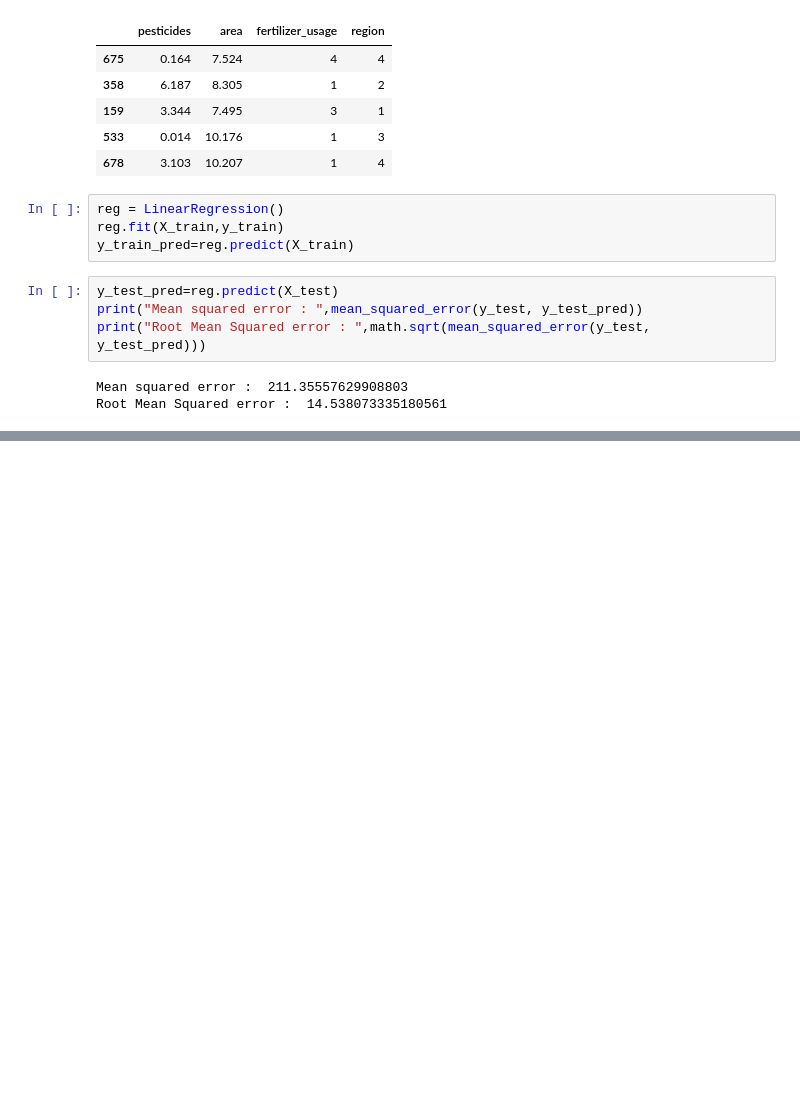
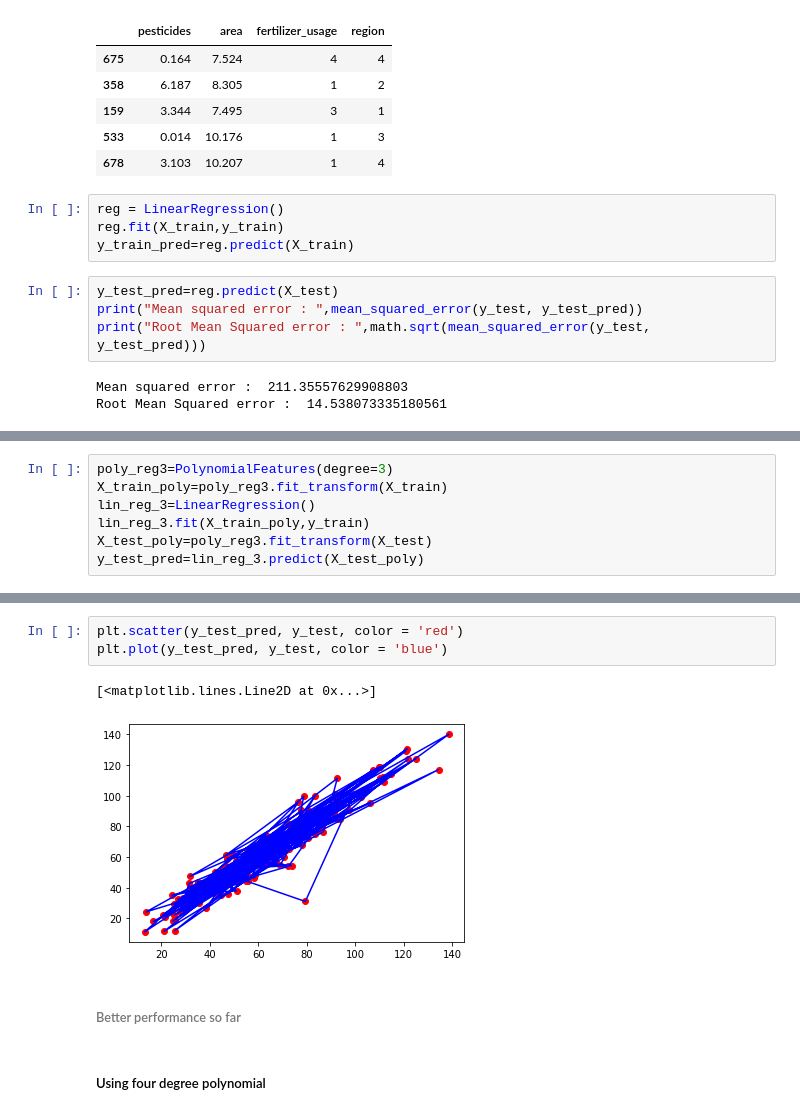
Before and after one commit to Akshaj000/CropYieldPrediction-LinearRegression, a Jupyter notebook: notebook.ipynb, the cells around one changed output, grey strips where cells are left out. Saved outputs shown, nothing was run; the diff lists cells and outputs as text; blank space fills up the shorter version.

```diff
--- a/notebook.ipynb
+++ b/notebook.ipynb
@@ -786,0 +863,7 @@ R square value of train data:  0.6464680867924696  R square value of test data:
+# %%
+poly_reg3=PolynomialFeatures(degree=3)
+X_train_poly=poly_reg3.fit_transform(X_train)
+lin_reg_3=LinearRegression()
+lin_reg_3.fit(X_train_poly,y_train)
+X_test_poly=poly_reg3.fit_transform(X_test)
+y_test_pred=lin_reg_3.predict(X_test_poly)
@@ -786,0 +883,10 @@ R square value of train data:  0.6464680867924696  R square value of test data:
+# %%
+plt.scatter(y_test_pred, y_test, color = 'red')
+plt.plot(y_test_pred, y_test, color = 'blue')
+# %% [output]
+[<matplotlib.lines.Line2D at 0x...>]
+[figure, added]
+# %% [markdown]
+###### Better performance so far
+# %% [markdown]
+##### Using four degree polynomial
```
Also changed, not shown: parts of 42 cells of this notebook.
